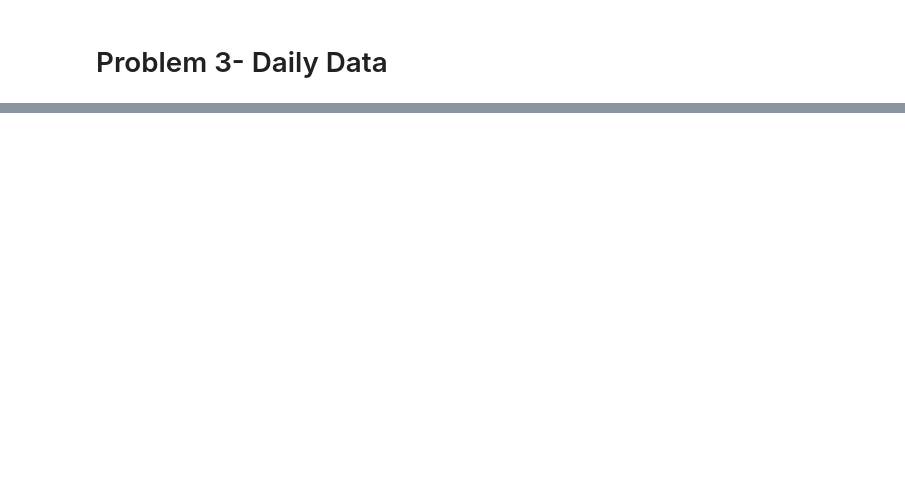
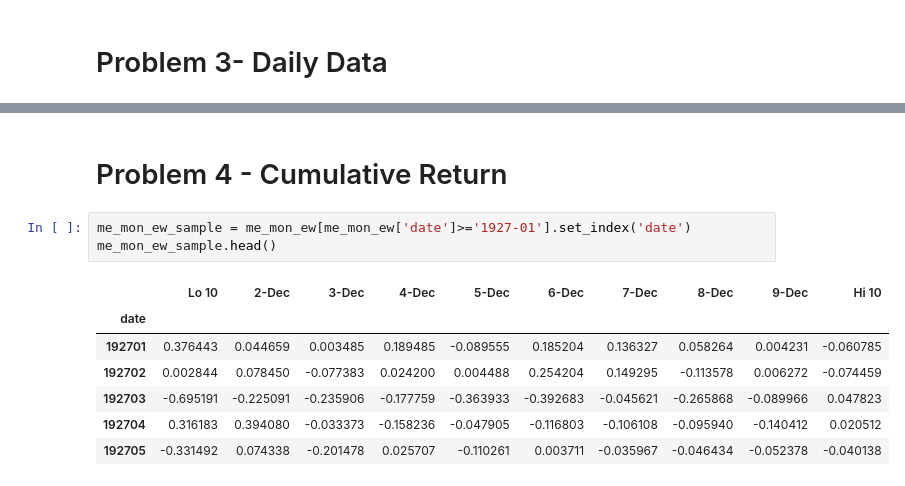
Before and after one commit to mp3201/Behavioral-Finance, a Jupyter notebook: hmwk2/Empirical 2.ipynb, the cells around one changed output, grey strips where cells are left out. Drawn from its saved outputs; the diff is of its cells as text; blank space fills up the shorter version.

```diff
--- a/hmwk2/Empirical 2.ipynb
+++ b/hmwk2/Empirical 2.ipynb
@@ -233,0 +316,13 @@ pvalue
+# %% [markdown]
+# Problem 4 - Cumulative Return
+# %%
+me_mon_ew_sample = me_mon_ew[me_mon_ew['date']>='1927-01'].set_index('date')
+me_mon_ew_sample.head()
+# %% [output]
+|  | Lo 10 | 2-Dec | 3-Dec | 4-Dec | 5-Dec | 6-Dec | 7-Dec | 8-Dec | 9-Dec | Hi 10 |
+| date |  |  |  |  |  |  |  |  |  |  |
+| 192701 | 0.376443 | 0.044659 | 0.003485 | 0.189485 | -0.089555 | 0.185204 | 0.136327 | 0.058264 | 0.004231 | -0.060785 |
+| 192702 | 0.002844 | 0.078450 | -0.077383 | 0.024200 | 0.004488 | 0.254204 | 0.149295 | -0.113578 | 0.006272 | -0.074459 |
+| 192703 | -0.695191 | -0.225091 | -0.235906 | -0.177759 | -0.363933 | -0.392683 | -0.045621 | -0.265868 | -0.089966 | 0.047823 |
+| 192704 | 0.316183 | 0.394080 | -0.033373 | -0.158236 | -0.047905 | -0.116803 | -0.106108 | -0.095940 | -0.140412 | 0.020512 |
+| 192705 | -0.331492 | 0.074338 | -0.201478 | 0.025707 | -0.110261 | 0.003711 | -0.035967 | -0.046434 | -0.052378 | -0.040138 |
```
Also changed, not shown: parts of 34 cells of this notebook, 1 other file.
